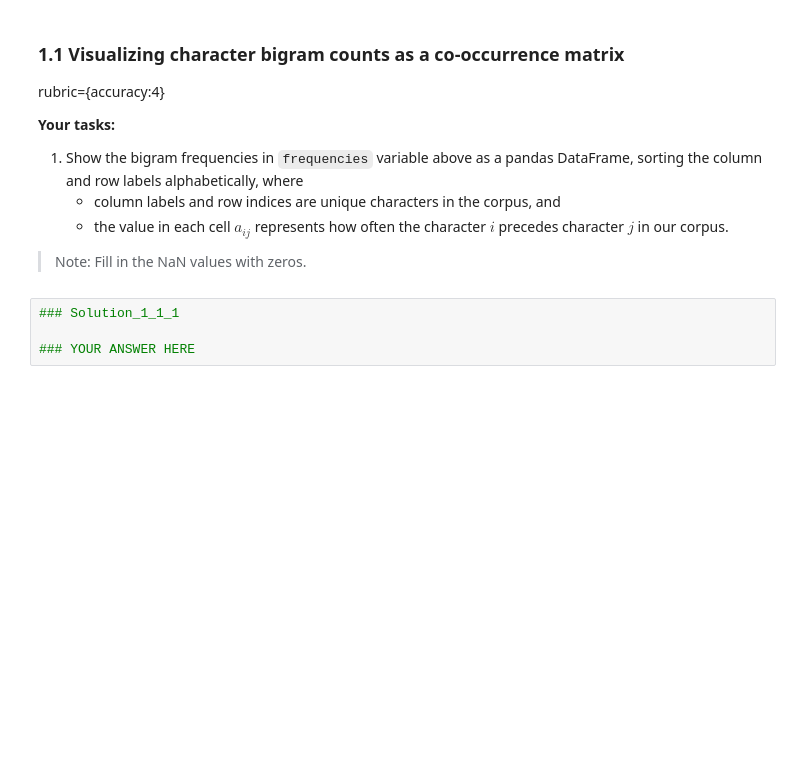
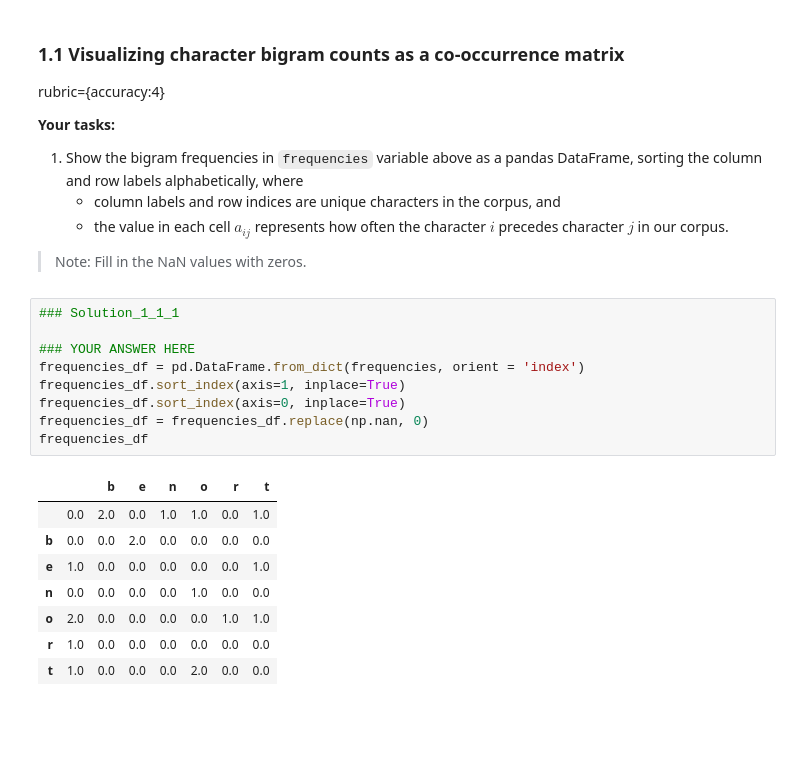
Before and after one commit to AishwaryaGopal12/575lab1, a Jupyter notebook: lab1.ipynb, the cells around one changed output. Drawn from its saved outputs; the diff is of its cells as text; blank space fills up the shorter version.

```diff
--- a/lab1.ipynb
+++ b/lab1.ipynb
@@ -77,10 +86,24 @@ rubric={accuracy:4}
     * the value in each cell $a_{ij}$ represents how often the character $i$ precedes character $j$ in our corpus.
 
 > Note: Fill in the NaN values with zeros.
-# %%
-### Solution_1_1_1
-
-### YOUR ANSWER HERE
+# %%
+### Solution_1_1_1
+
+### YOUR ANSWER HERE
+frequencies_df = pd.DataFrame.from_dict(frequencies, orient = 'index')
+frequencies_df.sort_index(axis=1, inplace=True)
+frequencies_df.sort_index(axis=0, inplace=True)
+frequencies_df = frequencies_df.replace(np.nan, 0)
+frequencies_df
+# %% [output]
+|  |  | b | e | n | o | r | t |
+|  | 0.0 | 2.0 | 0.0 | 1.0 | 1.0 | 0.0 | 1.0 |
+| b | 0.0 | 0.0 | 2.0 | 0.0 | 0.0 | 0.0 | 0.0 |
+| e | 1.0 | 0.0 | 0.0 | 0.0 | 0.0 | 0.0 | 1.0 |
+| n | 0.0 | 0.0 | 0.0 | 0.0 | 1.0 | 0.0 | 0.0 |
+| o | 2.0 | 0.0 | 0.0 | 0.0 | 0.0 | 1.0 | 1.0 |
+| r | 1.0 | 0.0 | 0.0 | 0.0 | 0.0 | 0.0 | 0.0 |
+| t | 1.0 | 0.0 | 0.0 | 0.0 | 2.0 | 0.0 | 0.0 |
 # %% [markdown]
 <br><br>
 # %% [markdown]
```
Also changed, not shown: parts of 47 cells of this notebook.
